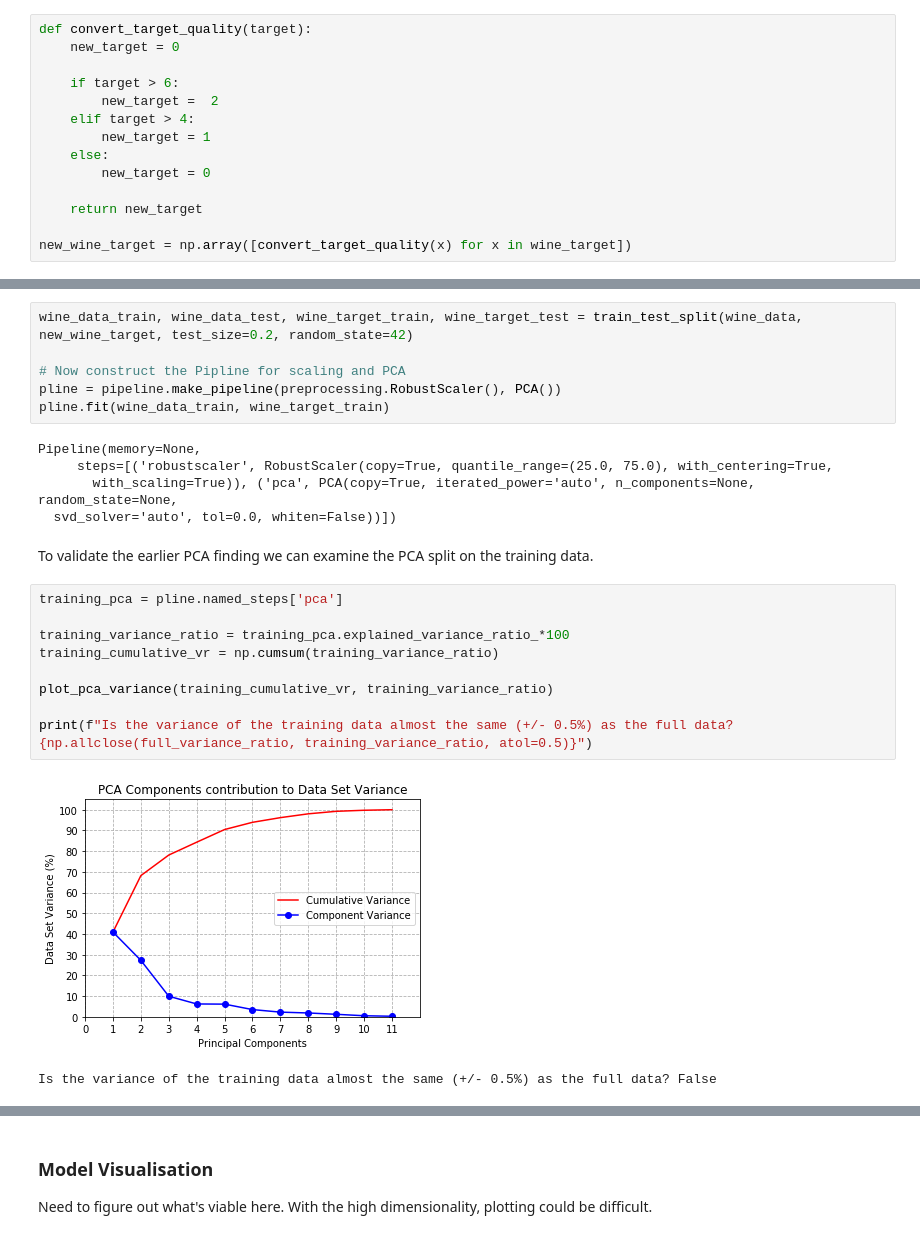
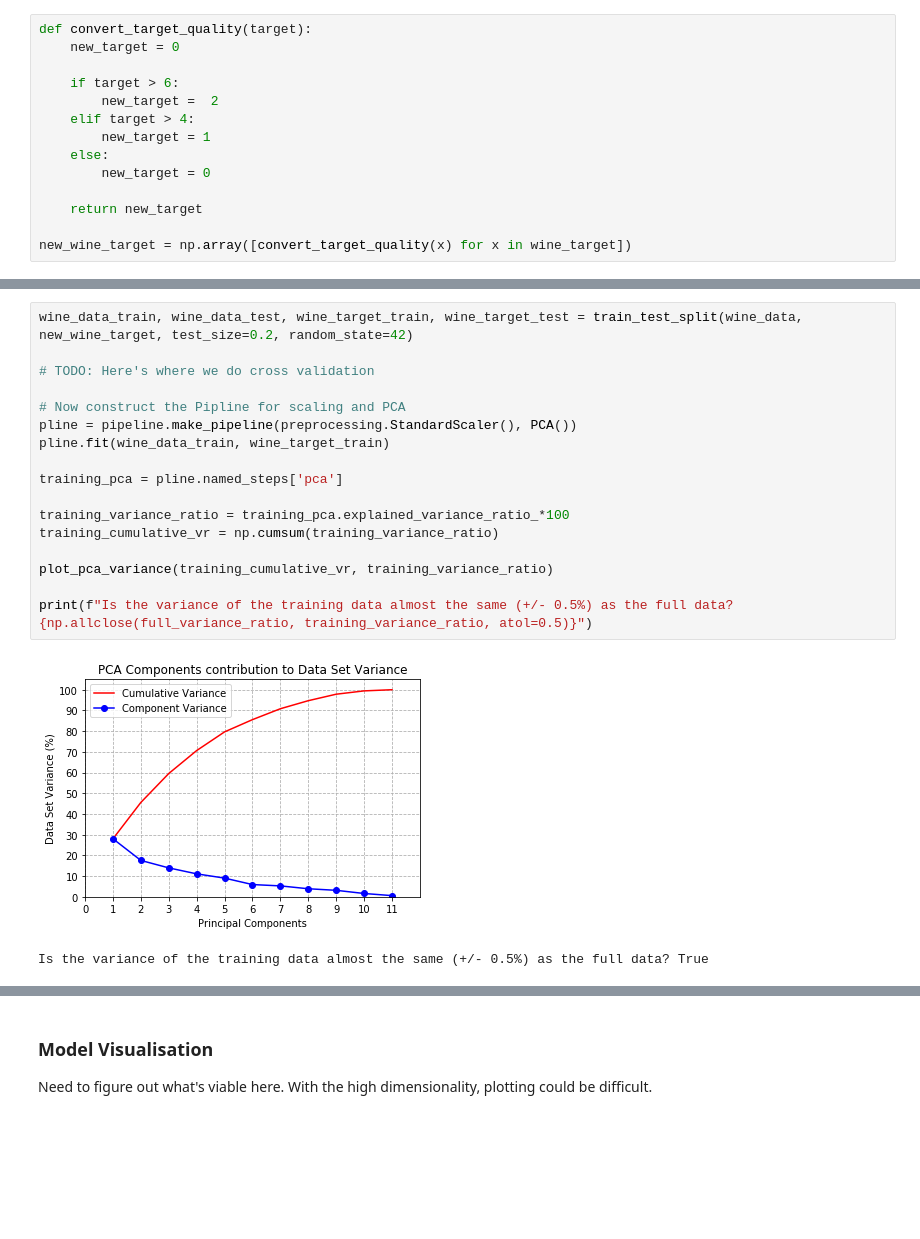
Before and after one commit to vipulpopat/MSCAI_CE4021_Project, a Jupyter notebook: GroupProject_18195326.ipynb, the cells around one changed output, grey strips where cells are left out. Saved outputs shown, nothing was run; the diff lists cells and outputs as text; blank space fills up the shorter version.

```diff
--- a/GroupProject_18195326.ipynb
+++ b/GroupProject_18195326.ipynb
@@ -209,26 +153,21 @@ To simplify the process, a **_Pipeline_** can be used to ensure that the values
 # %%
 wine_data_train, wine_data_test, wine_target_train, wine_target_test = train_test_split(wine_data, new_wine_target, test_size=0.2, random_state=42)
 
+# TODO: Here's where we do cross validation
+
 # Now construct the Pipline for scaling and PCA
-pline = pipeline.make_pipeline(preprocessing.RobustScaler(), PCA())
+pline = pipeline.make_pipeline(preprocessing.StandardScaler(), PCA())
 pline.fit(wine_data_train, wine_target_train)
+
+training_pca = pline.named_steps['pca']
+
+training_variance_ratio = training_pca.explained_variance_ratio_*100
+training_cumulative_vr = np.cumsum(training_variance_ratio)
+
+plot_pca_variance(training_cumulative_vr, training_variance_ratio)
+
+print(f"Is the variance of the training data almost the same (+/- 0.5%) as the full data? {np.allclose(full_variance_ratio, training_variance_ratio, atol=0.5)}")
 # %% [output]
+[figure, added]
-Pipeline(memory=None,
-     steps=[('robustscaler', RobustScaler(copy=True, quantile_range=(25.0, 75.0), with_centering=True,
-       with_scaling=True)), ('pca', PCA(copy=True, iterated_power='auto', n_components=None, random_state=None,
-  svd_solver='auto', tol=0.0, whiten=False))])
+Is the variance of the training data almost the same (+/- 0.5%) as the full data? True
-# %% [markdown]
-To validate the earlier PCA finding we can examine the PCA split on the training data.
-# %%
-training_pca = pline.named_steps['pca']
-
-training_variance_ratio = training_pca.explained_variance_ratio_*100
-training_cumulative_vr = np.cumsum(training_variance_ratio)
-
-plot_pca_variance(training_cumulative_vr, training_variance_ratio)
-
-print(f"Is the variance of the training data almost the same (+/- 0.5%) as the full data? {np.allclose(full_variance_ratio, training_variance_ratio, atol=0.5)}")
-# %% [output]
-[figure, removed]
-Is the variance of the training data almost the same (+/- 0.5%) as the full data? False
 # %% [markdown]
```
Also changed, not shown: parts of 35 cells of this notebook, 3 other files.
